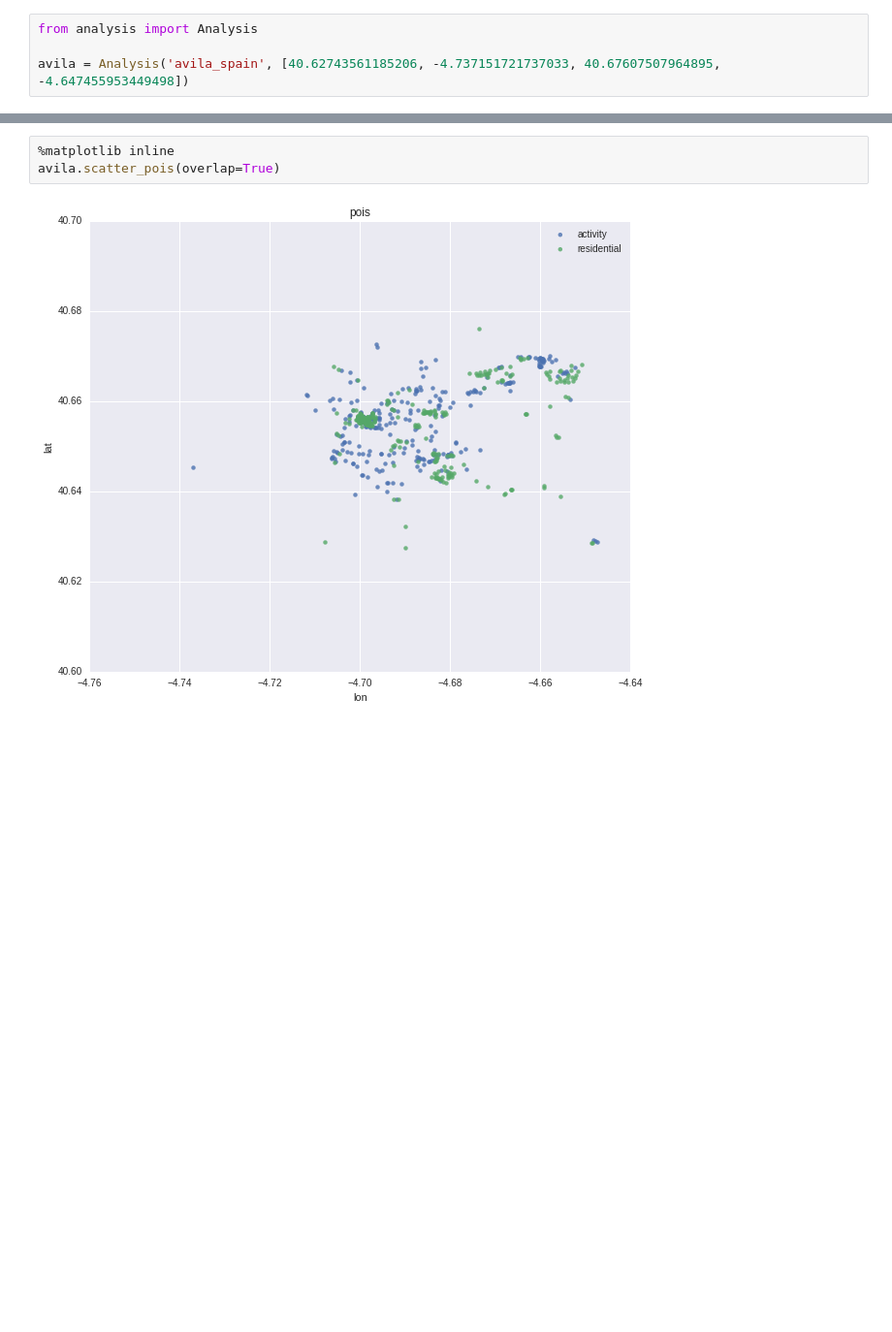
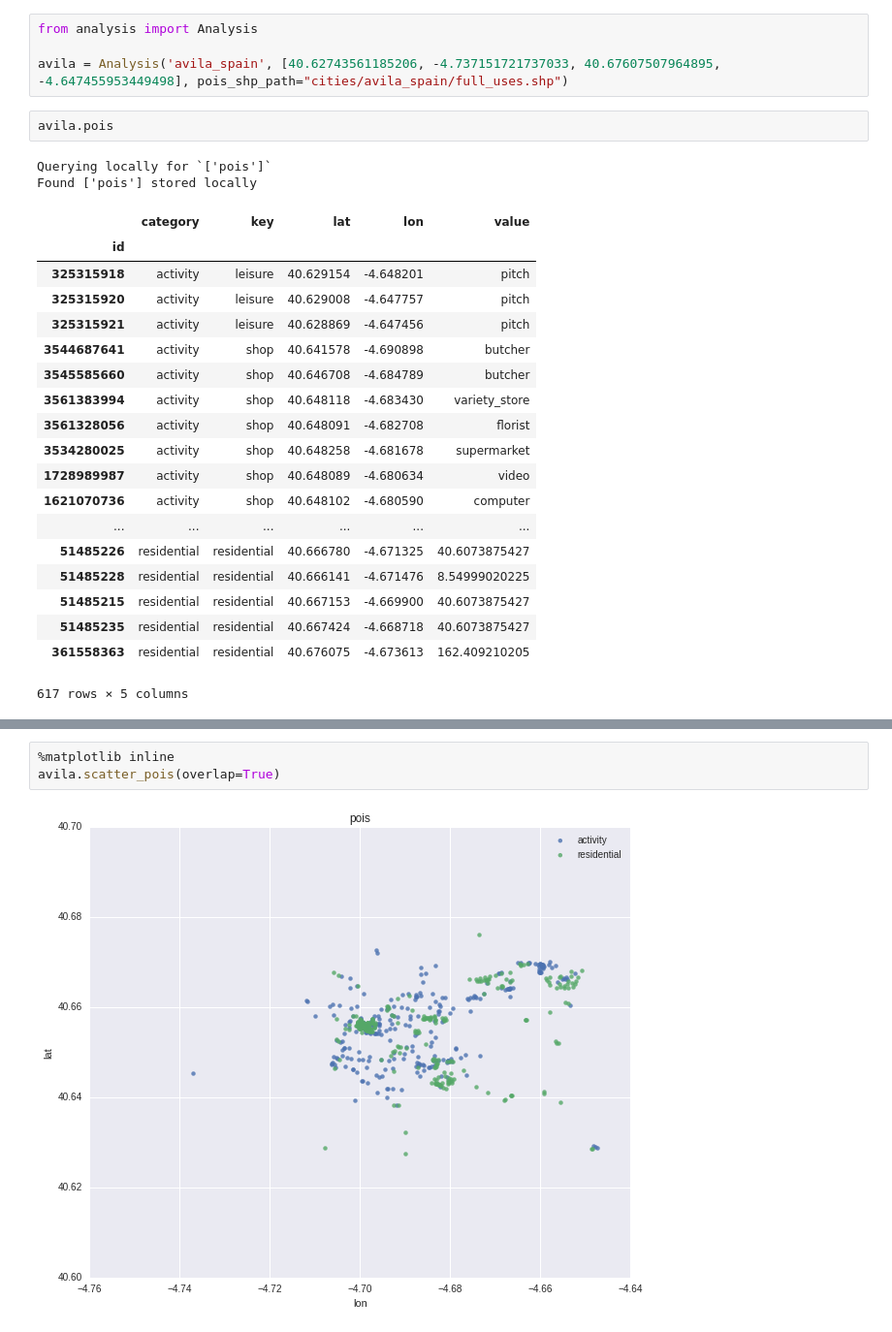
Before and after one commit to martibosch/landusemix, a Jupyter notebook: urban_analysis/notebooks/analysis_example.ipynb, the cells around one changed output, grey strips where cells are left out. Shown: that part at 97% size. Saved outputs shown, nothing was run; the diff lists cells and outputs as text; blank space fills up the shorter version.

```diff
--- a/urban_analysis/notebooks/analysis_example.ipynb
+++ b/urban_analysis/notebooks/analysis_example.ipynb
@@ -15,4 +18,28 @@ if module_path not in sys.path:
 # %%
 from analysis import Analysis
 
-avila = Analysis('avila_spain', [40.62743561185206, -4.737151721737033, 40.67607507964895, -4.647455953449498])
+avila = Analysis('avila_spain', [40.62743561185206, -4.737151721737033, 40.67607507964895, -4.647455953449498], pois_shp_path="cities/avila_spain/full_uses.shp")
+# %%
+avila.pois
+# %% [output]
+Querying locally for `['pois']`
+Found ['pois'] stored locally
+|  | category | key | lat | lon | value |
+| id |  |  |  |  |  |
+| 325315918 | activity | leisure | 40.629154 | -4.648201 | pitch |
+| 325315920 | activity | leisure | 40.629008 | -4.647757 | pitch |
+| 325315921 | activity | leisure | 40.628869 | -4.647456 | pitch |
+| 3544687641 | activity | shop | 40.641578 | -4.690898 | butcher |
+| 3545585660 | activity | shop | 40.646708 | -4.684789 | butcher |
+| 3561383994 | activity | shop | 40.648118 | -4.683430 | variety_store |
+| 3561328056 | activity | shop | 40.648091 | -4.682708 | florist |
+| 3534280025 | activity | shop | 40.648258 | -4.681678 | supermarket |
+| 1728989987 | activity | shop | 40.648089 | -4.680634 | video |
+| 1621070736 | activity | shop | 40.648102 | -4.680590 | computer |
+| ... | ... | ... | ... | ... | ... |
+| 51485226 | residential | residential | 40.666780 | -4.671325 | 40.6073875427 |
+| 51485228 | residential | residential | 40.666141 | -4.671476 | 8.54999020225 |
+| 51485215 | residential | residential | 40.667153 | -4.669900 | 40.6073875427 |
+| 51485235 | residential | residential | 40.667424 | -4.668718 | 40.6073875427 |
+| 361558363 | residential | residential | 40.676075 | -4.673613 | 162.409210205 |
+617 rows × 5 columns
```
Also changed, not shown: parts of 4 cells of this notebook, 2 other files.
